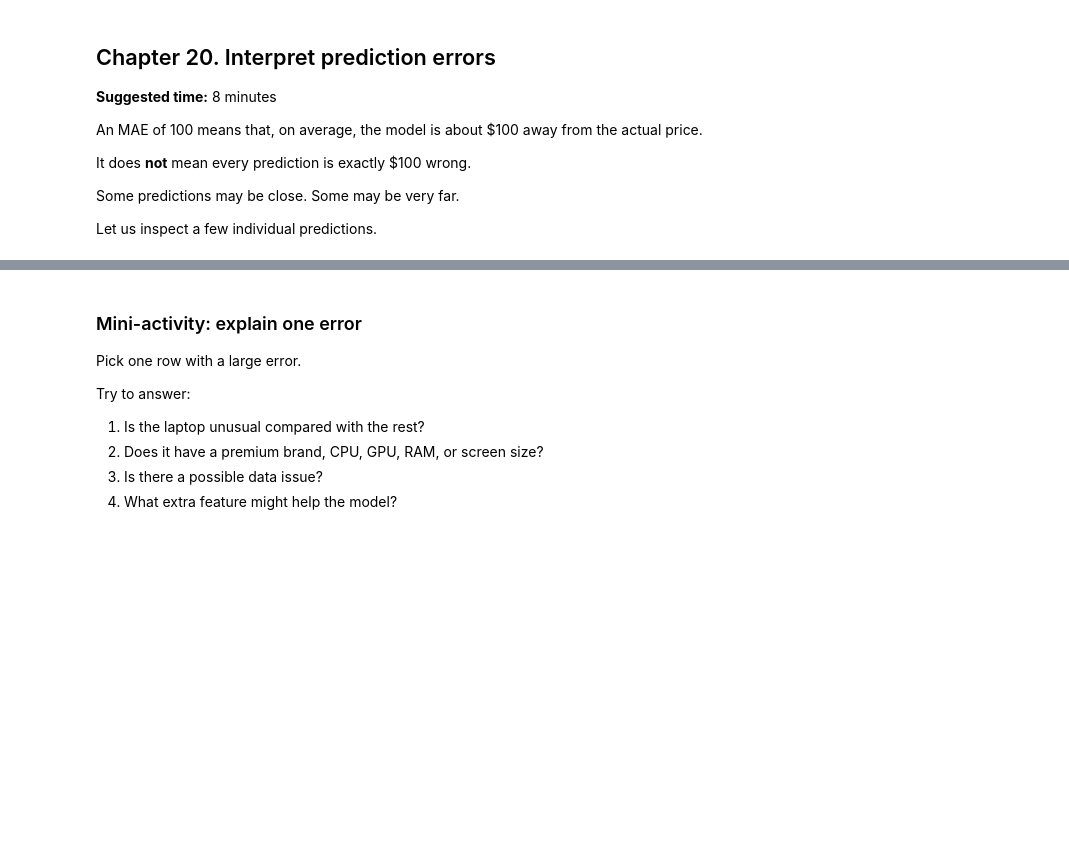
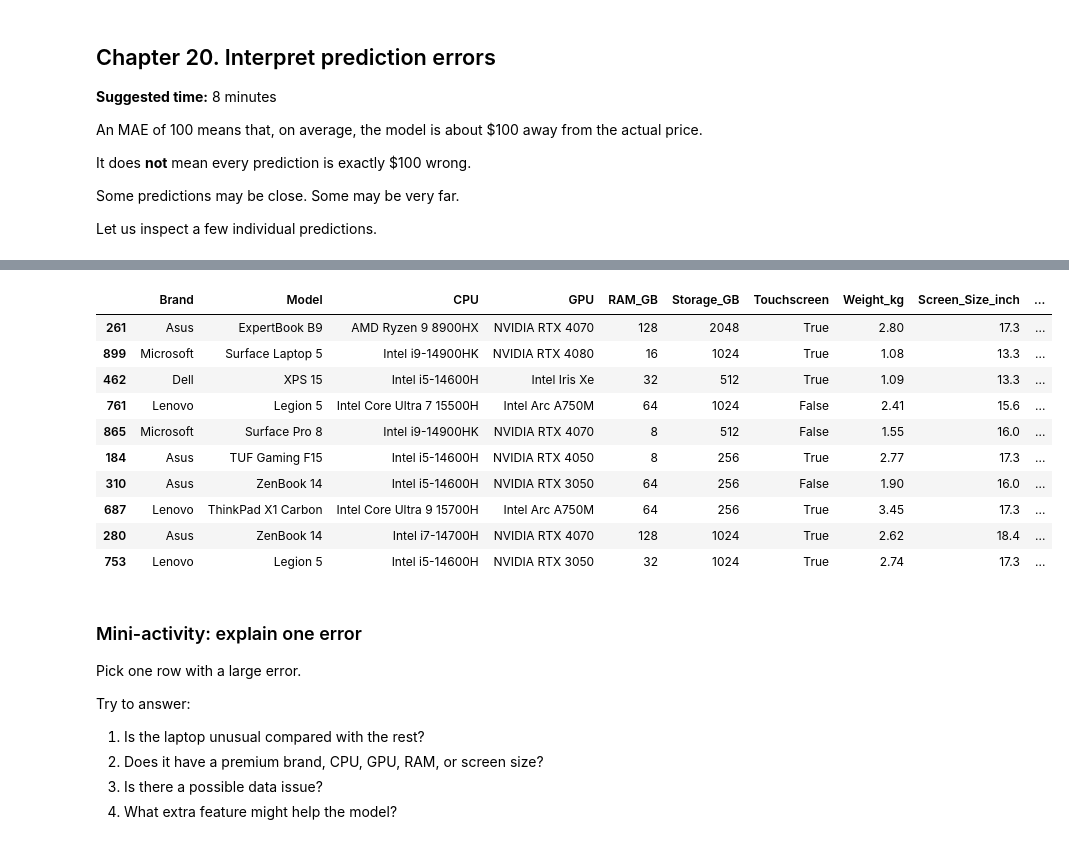
Before and after one commit to Jess-MY998/ADALL_github, a Jupyter notebook: Copy_of_ADALL_Week3_Preparing_and_Modelling_2026_revised_v2.ipynb, the cells around one changed output, grey strips where cells are left out. Cells and saved outputs as stored; diff of their text form; code cells hidden in the pictures; blank space fills up the shorter version.

```diff
--- a/Copy_of_ADALL_Week3_Preparing_and_Modelling_2026_revised_v2.ipynb
+++ b/Copy_of_ADALL_Week3_Preparing_and_Modelling_2026_revised_v2.ipynb
@@ -1544,3 +1581,32 @@ display(error_df_sorted.head(10))
+# %%
+#Ascending
+error_df = X_test.copy()
+error_df['Actual_Price_SGD'] = y_test.values
+error_df['Predicted_Price_SGD'] = y_pred.round(2)
+error_df['Absolute_Error'] = np.abs(error_df['Actual_Price_SGD'] - error_df['Predicted_Price_SGD']).round(2)
+
+# Show largest errors first
+error_df_sorted = error_df.sort_values('Absolute_Error', ascending=True)
+display(error_df_sorted.head(10))
+
+# This cell creates an error analysis table for the test set.
+# It copies X_test so we can view each laptop together with its prediction result.
+# Actual_Price_SGD stores the true price from y_test.
+# Predicted_Price_SGD stores the model's predicted price.
+# Absolute_Error shows how far the prediction is from the actual price.
+# Sorting by Absolute_Error helps us inspect the worst prediction mistakes first.
+# %% [output]
+|  | Brand | Model | CPU | GPU | RAM_GB | Storage_GB | Touchscreen | Weight_kg | Screen_Size_inch | ... |
+| 261 | Asus | ExpertBook B9 | AMD Ryzen 9 8900HX | NVIDIA RTX 4070 | 128 | 2048 | True | 2.80 | 17.3 | ... |
+| 899 | Microsoft | Surface Laptop 5 | Intel i9-14900HK | NVIDIA RTX 4080 | 16 | 1024 | True | 1.08 | 13.3 | ... |
+| 462 | Dell | XPS 15 | Intel i5-14600H | Intel Iris Xe | 32 | 512 | True | 1.09 | 13.3 | ... |
+| 761 | Lenovo | Legion 5 | Intel Core Ultra 7 15500H | Intel Arc A750M | 64 | 1024 | False | 2.41 | 15.6 | ... |
+| 865 | Microsoft | Surface Pro 8 | Intel i9-14900HK | NVIDIA RTX 4070 | 8 | 512 | False | 1.55 | 16.0 | ... |
+| 184 | Asus | TUF Gaming F15 | Intel i5-14600H | NVIDIA RTX 4050 | 8 | 256 | True | 2.77 | 17.3 | ... |
+| 310 | Asus | ZenBook 14 | Intel i5-14600H | NVIDIA RTX 3050 | 64 | 256 | False | 1.90 | 16.0 | ... |
+| 687 | Lenovo | ThinkPad X1 Carbon | Intel Core Ultra 9 15700H | Intel Arc A750M | 64 | 256 | True | 3.45 | 17.3 | ... |
+| 280 | Asus | ZenBook 14 | Intel i7-14700H | NVIDIA RTX 4070 | 128 | 1024 | True | 2.62 | 18.4 | ... |
+| 753 | Lenovo | Legion 5 | Intel i5-14600H | NVIDIA RTX 3050 | 32 | 1024 | True | 2.74 | 17.3 | ... |
 # %% [markdown]
 ### Mini-activity: explain one error
 
```
Also changed, not shown: parts of 8 cells of this notebook.
